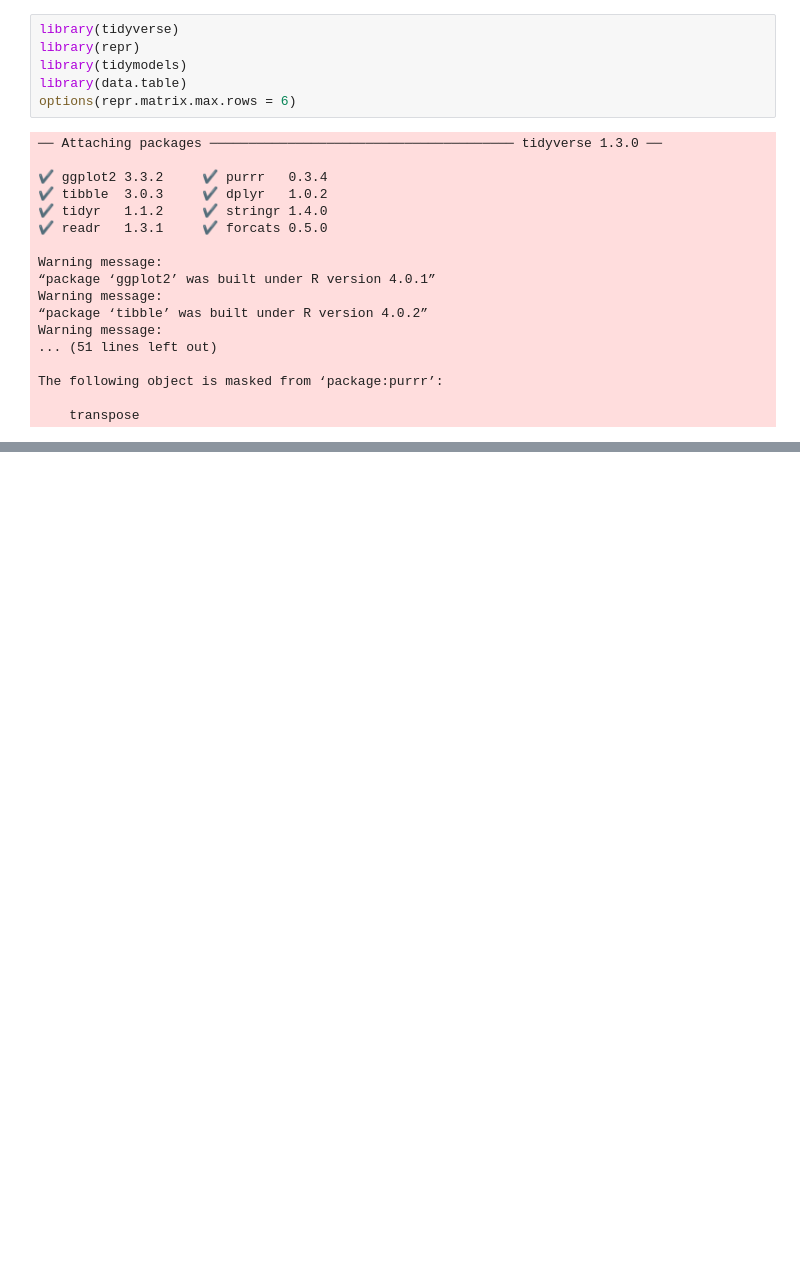
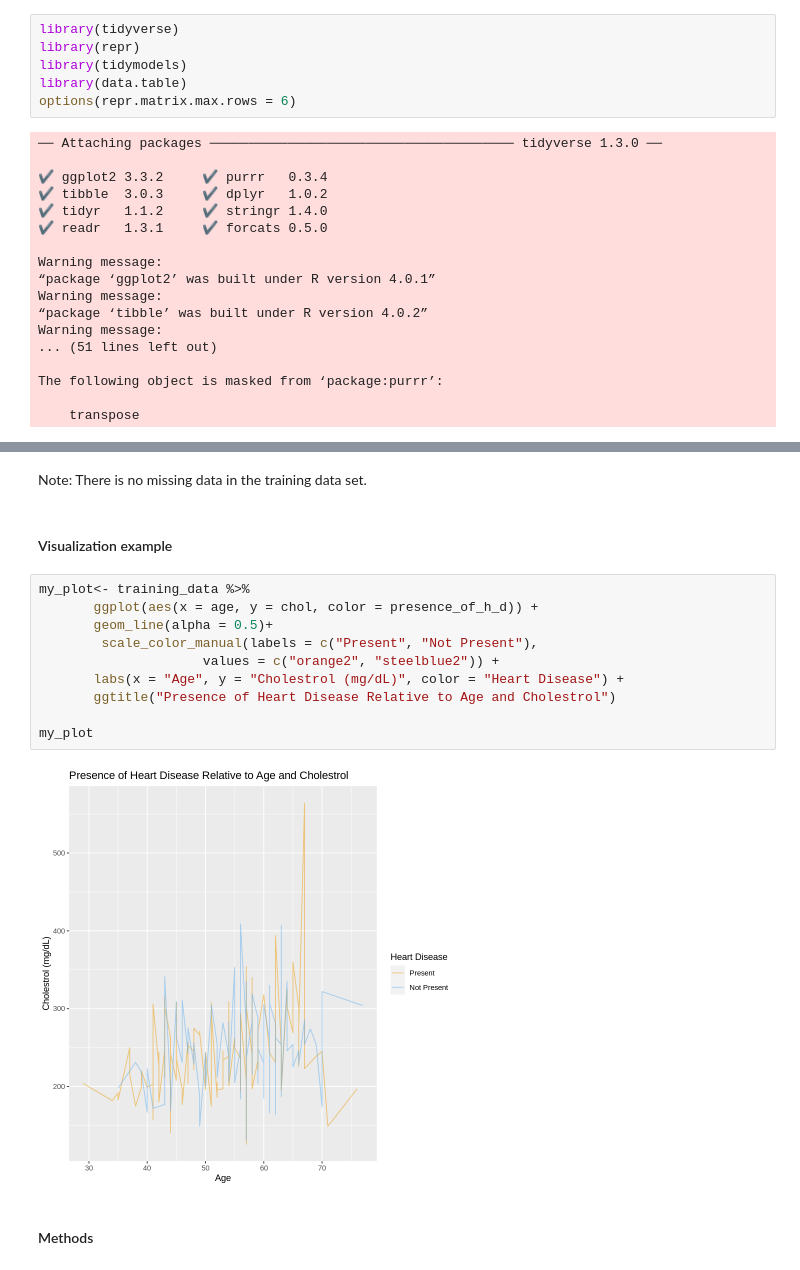
Before and after one commit to daphnetian/dsci-100-final-project, a Jupyter notebook: Classifying Attributes that Best Predict Heart Disease.ipynb, the cells around one changed output, grey strips where cells are left out. Cells and saved outputs as stored; diff of their text form; blank space fills up the shorter version.

```diff
--- a/Classifying Attributes that Best Predict Heart Disease.ipynb
+++ b/Classifying Attributes that Best Predict Heart Disease.ipynb
@@ -77,0 +114,19 @@ ERROR: Error: 'processed.cleveland.data' does not exist in current working direc
+# %% [markdown]
+Note:
+There is no missing data in the training data set.
+# %% [markdown]
+#### Visualization example
+# %%
+my_plot<- training_data %>%
+       ggplot(aes(x = age, y = chol, color = presence_of_h_d)) +
+       geom_line(alpha = 0.5)+
+        scale_color_manual(labels = c("Present", "Not Present"),
+                     values = c("orange2", "steelblue2")) +
+       labs(x = "Age", y = "Cholestrol (mg/dL)", color = "Heart Disease") +
+       ggtitle("Presence of Heart Disease Relative to Age and Cholestrol")
+
+my_plot
+# %% [output]
+[figure, added]
+# %% [markdown]
+#### Methods
```
Also changed, not shown: parts of 4 cells of this notebook.
